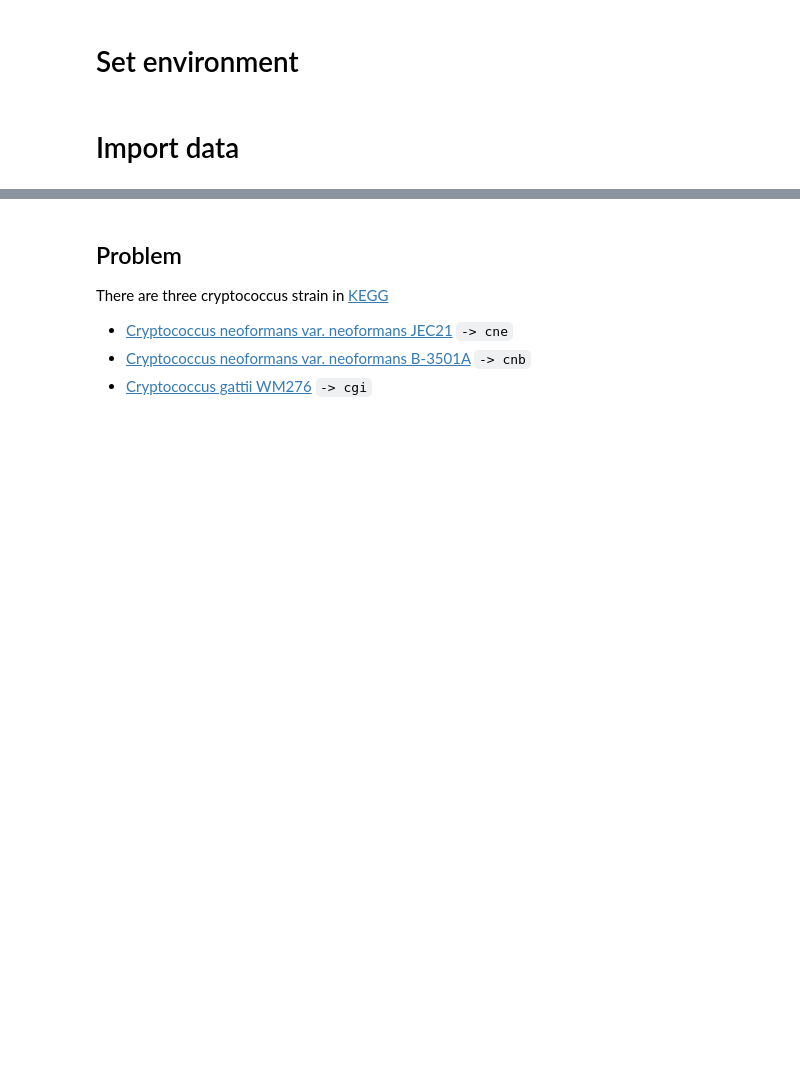
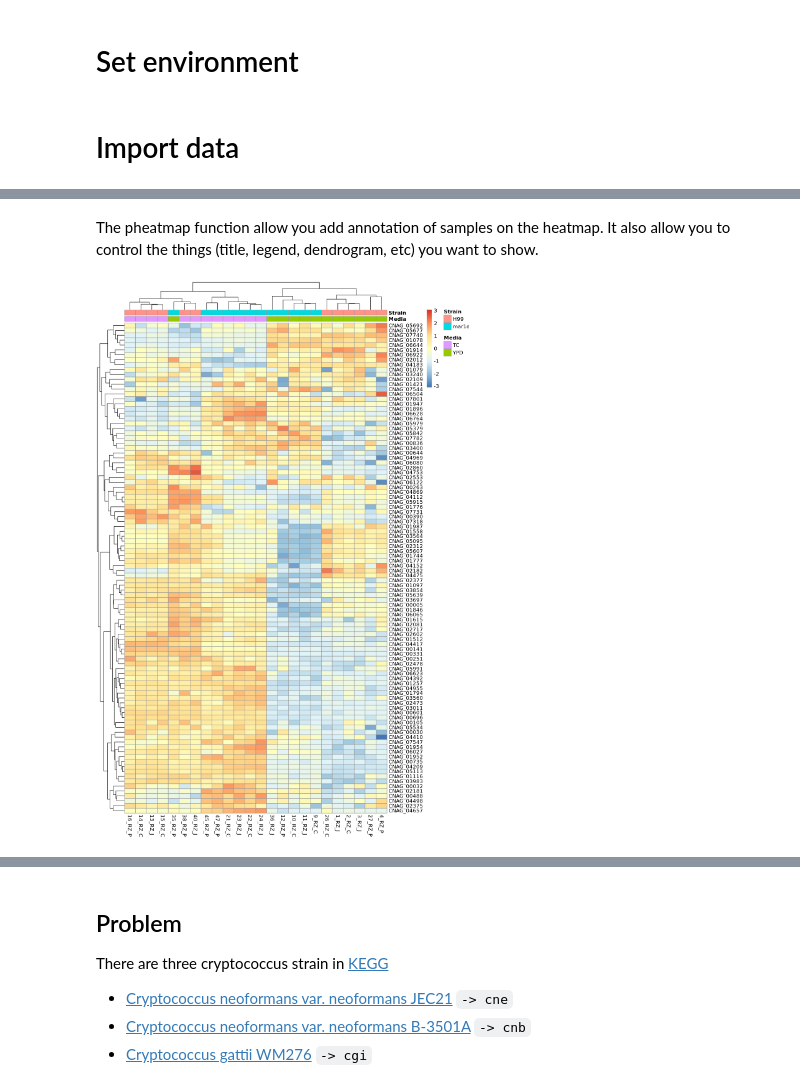
Before and after one commit to ofetad/HTS-notebooks, a Jupyter notebook: biomedical_informatics/pathway_results_visualization.ipynb, the cells around one changed output, grey strips where cells are left out. Cells and saved outputs as stored; diff of their text form; code cells hidden in the pictures; blank space fills up the shorter version.

```diff
--- a/biomedical_informatics/pathway_results_visualization.ipynb
+++ b/biomedical_informatics/pathway_results_visualization.ipynb
@@ -73,2 +136,12 @@ rld    <- rld_add
+# %% [markdown]
+The pheatmap function allow you add annotation of samples on the heatmap. It also allow you to control the things (title, legend, dendrogram, etc) you want to show.
+# %%
+### Annotate heatmap with Media and Strain status
+options(repr.plot.width=10, repr.plot.height=15)
+pheatmap(assay(rld)[genelst,],
+         scale = "row",
+         annotation_col = annodf)
+# %% [output]
+[figure, added]
 # %%
 ### Add main title, drop legend and disable clustering on columns and rows
```
Also changed, not shown: parts of 27 cells of this notebook, 6 other files.
